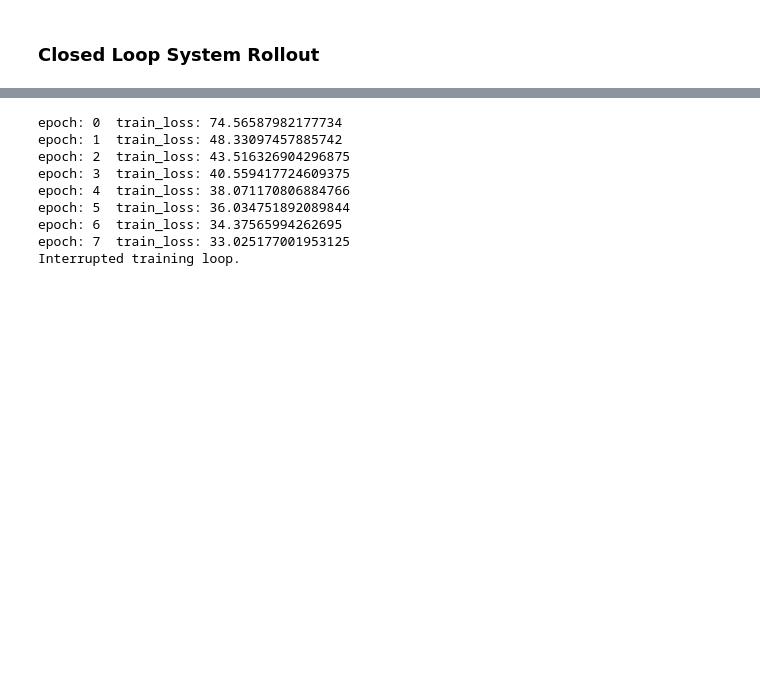
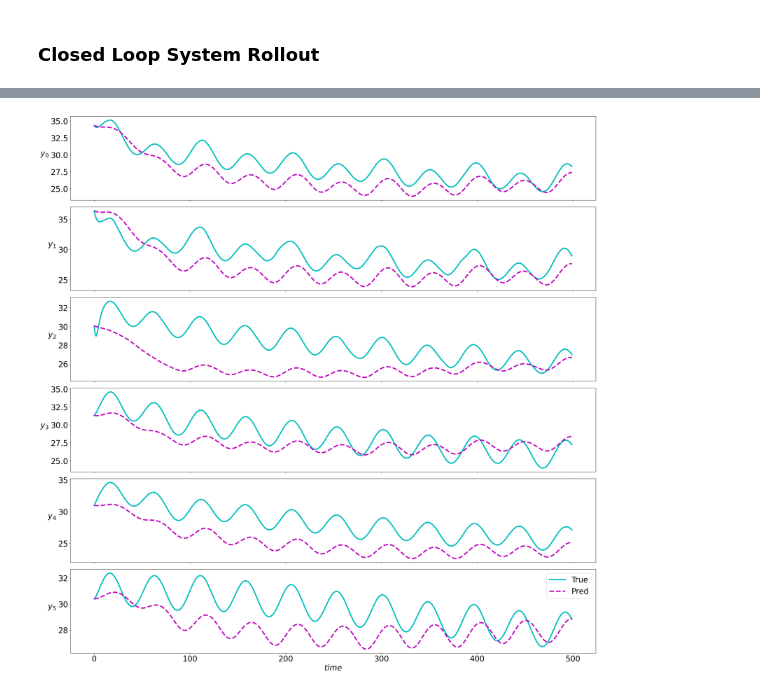
Before and after one commit to Alirezad126/SparseDPC, a Jupyter notebook: 3_Full_DPC/Building_SystemID.ipynb, the cells around one changed output, grey strips where cells are left out. Saved outputs shown, nothing was run; the diff lists cells and outputs as text; code cells hidden in the pictures; blank space fills up the shorter version.

```diff
--- a/3_Full_DPC/Building_SystemID.ipynb
+++ b/3_Full_DPC/Building_SystemID.ipynb
@@ -408,12 +410,32 @@ torch.cuda.empty_cache()
-# %%
-train_func(optimizer, poly_system, sparsity)
-# %% [output]
-epoch: 0  train_loss: 74.56587982177734
-epoch: 1  train_loss: 48.33097457885742
-epoch: 2  train_loss: 43.516326904296875
-epoch: 3  train_loss: 40.559417724609375
-epoch: 4  train_loss: 38.071170806884766
-epoch: 5  train_loss: 36.034751892089844
-epoch: 6  train_loss: 34.37565994262695
-epoch: 7  train_loss: 33.025177001953125
-Interrupted training loop.
+# %%
+# update the rollout length based on the test data
+with torch.no_grad():
+    #dynamics_model.nsteps = test_data['Y'].shape[1]
+    test_output = dynamics_model(test_data)
+
+def denormalize(x, mean, std):
+    return (x * std) + mean
+
+pred_traj = denormalize(test_output['yn'][:, :-1, :], gt_model.stats["Y"]["mean"], gt_model.stats["Y"]["std"]).reshape(-1, ny).T
+true_traj = denormalize(test_data['Y'], gt_model.stats["Y"]["mean"], gt_model.stats["Y"]["std"]).reshape(-1, ny).T
+# %%
+
+plt_nsteps = 500
+figsize = 25
+fig, ax = plt.subplots(ny, figsize=(figsize, figsize))
+labels = [f'$y_{k}$' for k in range(len(true_traj))]
+for row, (t1, t2, label) in enumerate(zip(true_traj, pred_traj, labels)):
+    if ny > 1:
+        axe = ax[row]
+    else:
+        axe = ax
+    axe.set_ylabel(label, rotation=0, labelpad=20, fontsize=figsize)
+    axe.plot(t1[:plt_nsteps], 'c', linewidth=4.0, label='True')
+    axe.plot(t2[:plt_nsteps], 'm--', linewidth=4.0, label='Pred')
+    axe.tick_params(labelbottom=False, labelsize=figsize)
+axe.tick_params(labelbottom=True, labelsize=figsize)
+axe.legend(fontsize=figsize)
+axe.set_xlabel('$time$', fontsize=figsize)
+plt.tight_layout()
+# %% [output]
+[figure, added]
```
Also changed, not shown: parts of 26 cells of this notebook, 5 other files.
